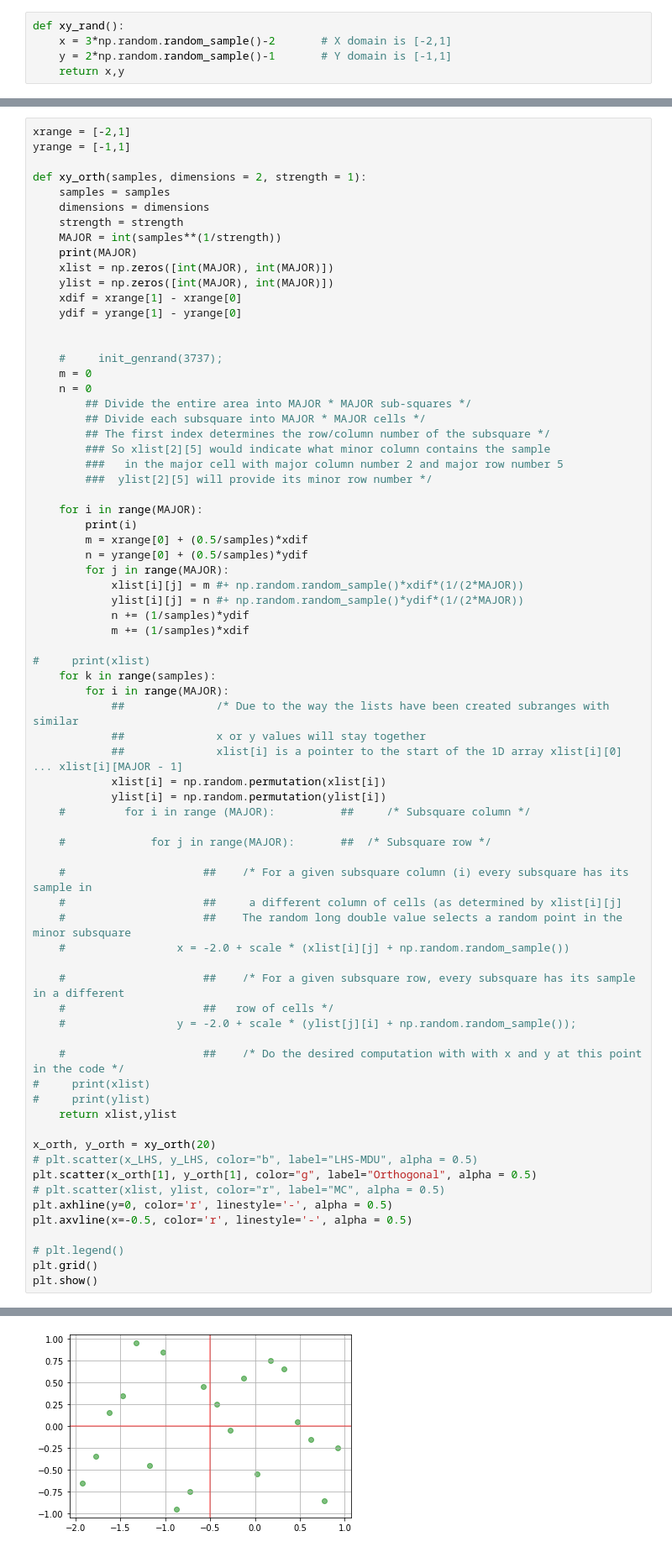
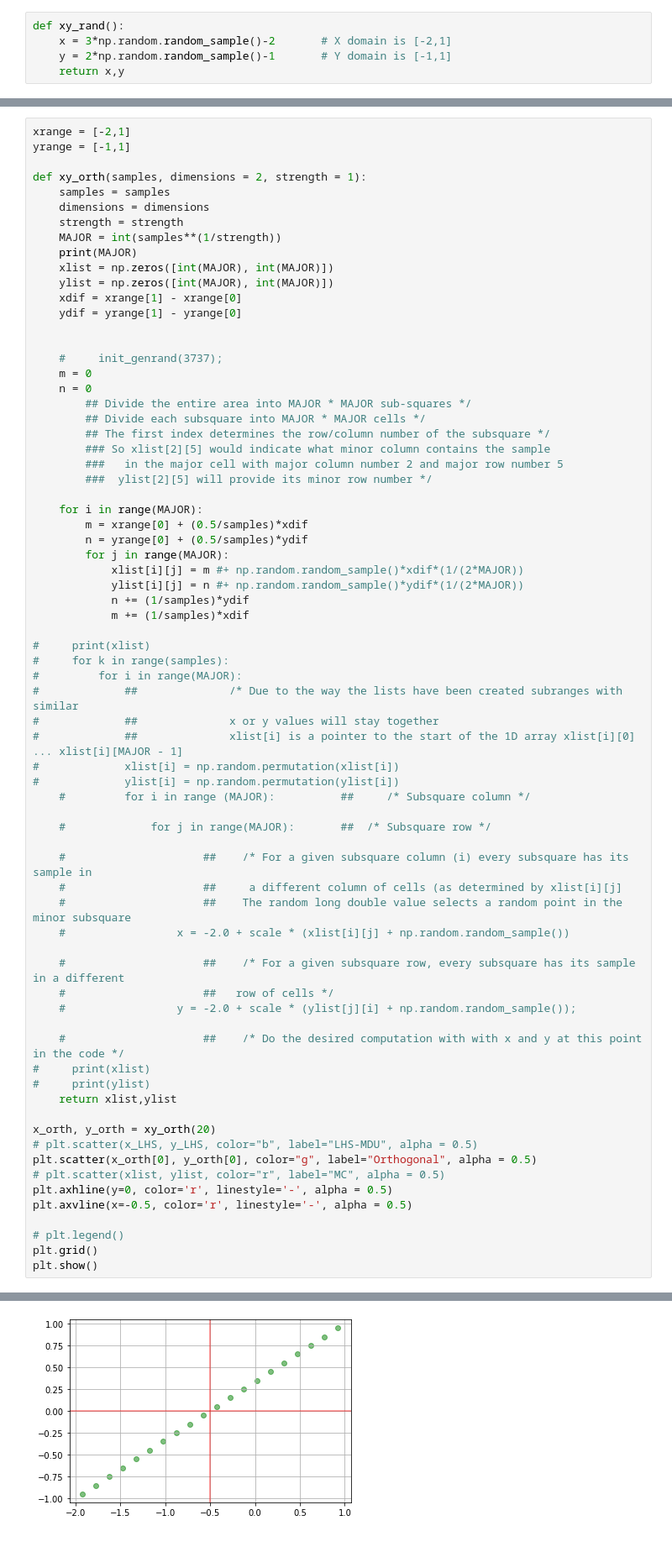
Before and after one commit to Florisdv5/Mandelbrot, a Jupyter notebook: Mandelbrot_orthogonal.ipynb, the cells around one changed output, grey strips where cells are left out. Shown at 84% size. Saved outputs shown, nothing was run; the diff lists cells and outputs as text.

```diff
--- a/Mandelbrot_orthogonal.ipynb
+++ b/Mandelbrot_orthogonal.ipynb
@@ -137,7 +137,6 @@ def xy_orth(samples, dimensions = 2, strength = 1):
         ###  ylist[2][5] will provide its minor row number */
 
     for i in range(MAJOR):
-        print(i)
         m = xrange[0] + (0.5/samples)*xdif
         n = yrange[0] + (0.5/samples)*ydif
         for j in range(MAJOR):
@@ -147,13 +146,13 @@ def xy_orth(samples, dimensions = 2, strength = 1):
             m += (1/samples)*xdif
 
 #     print(xlist)
-    for k in range(samples):
-        for i in range(MAJOR):
-            ##              /* Due to the way the lists have been created subranges with similar
-            ##              x or y values will stay together
-            ##              xlist[i] is a pointer to the start of the 1D array xlist[i][0] ... xlist[i][MAJOR - 1]
-            xlist[i] = np.random.permutation(xlist[i])
-            ylist[i] = np.random.permutation(ylist[i])
+#     for k in range(samples):
+#         for i in range(MAJOR):
+#             ##              /* Due to the way the lists have been created subranges with similar
+#             ##              x or y values will stay together
+#             ##              xlist[i] is a pointer to the start of the 1D array xlist[i][0] ... xlist[i][MAJOR - 1]
+#             xlist[i] = np.random.permutation(xlist[i])
+#             ylist[i] = np.random.permutation(ylist[i])
     #         for i in range (MAJOR):          ##     /* Subsquare column */
 
     #             for j in range(MAJOR):       ##  /* Subsquare row */
@@ -174,7 +173,7 @@ def xy_orth(samples, dimensions = 2, strength = 1):
 
 x_orth, y_orth = xy_orth(20)
 # plt.scatter(x_LHS, y_LHS, color="b", label="LHS-MDU", alpha = 0.5)
-plt.scatter(x_orth[1], y_orth[1], color="g", label="Orthogonal", alpha = 0.5)
+plt.scatter(x_orth[0], y_orth[0], color="g", label="Orthogonal", alpha = 0.5)
 # plt.scatter(xlist, ylist, color="r", label="MC", alpha = 0.5)
 plt.axhline(y=0, color='r', linestyle='-', alpha = 0.5)
 plt.axvline(x=-0.5, color='r', linestyle='-', alpha = 0.5)
@@ -203,4 +186,4 @@ plt.show()
-[figure, old version]
+[figure, new version]
 # %%
 def xy_LHS(x):
     l = lhsmdu.sample(2,x)
```
Also changed, not shown: parts of 4 cells of this notebook.
